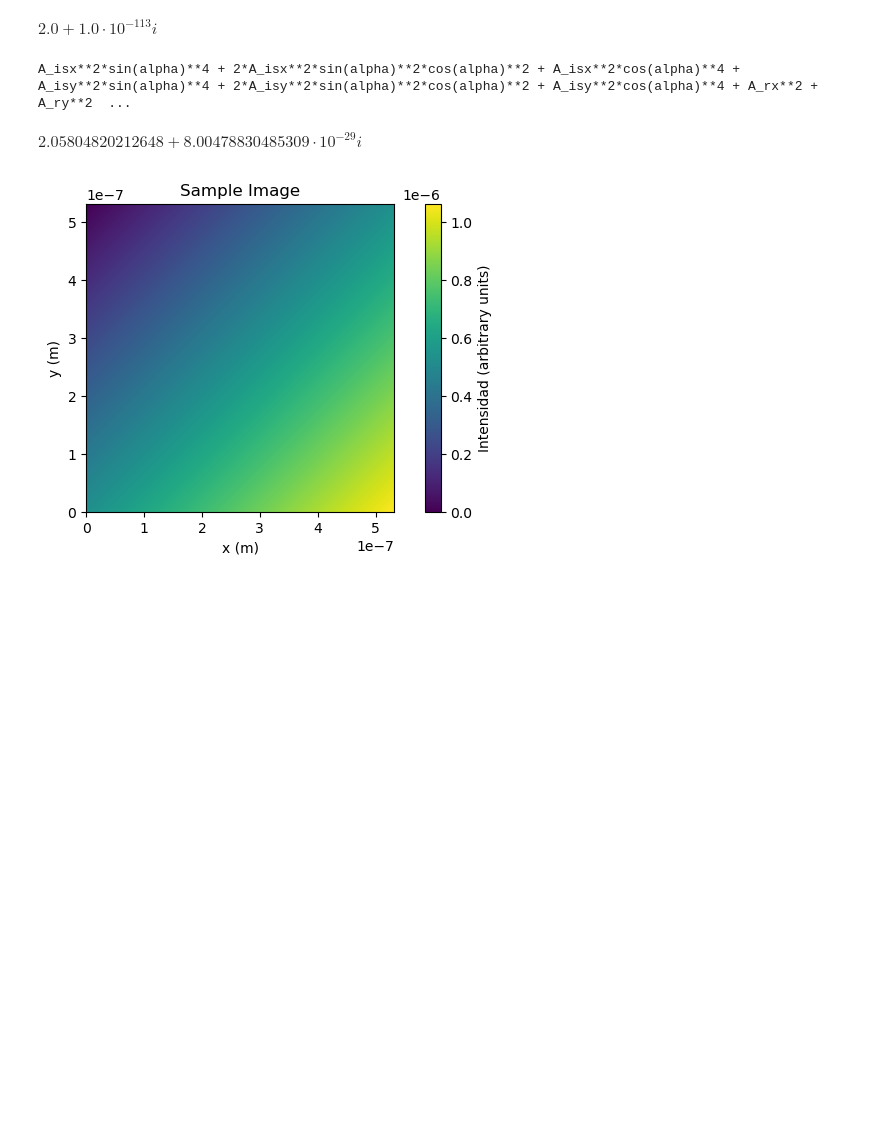
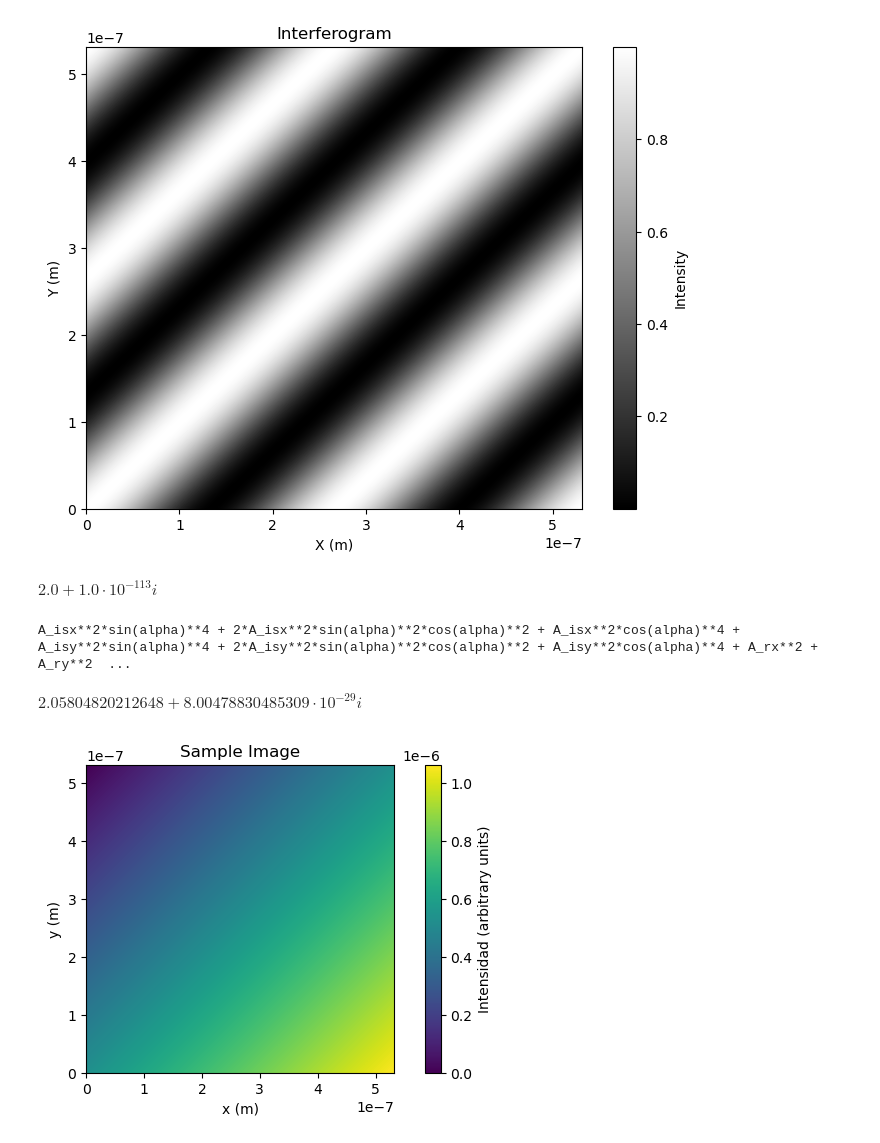
Before and after one commit to Aguiario/Polarimetric_Interferomerty, a Jupyter notebook: Tales.ipynb, the cells around one changed output. Cells and saved outputs as stored; diff of their text form; code cells hidden in the pictures; blank space fills up the shorter version.

```diff
--- a/Tales.ipynb
+++ b/Tales.ipynb
@@ -4,6 +4,13 @@ import matplotlib.pyplot as plt
 import cv2
 import sympy as sp
 import old as pi
+# %%
+Er_example = np.array([[1], [1j]])
+Es_example = np.array([[1], [1j]])
+
+info_example= pi.numeric_intensity(Er_example, Es_example, n=4,plot = True)
+# %% [output]
+[figure, added]
 # %%
 alpha, chi, mu, k, x, phi_is, phi_r = sp.symbols('alpha chi mu k x phi_is phi_r', real=True)
 A_isx, A_isy, A_rx, A_ry = sp.symbols('A_isx A_isy A_rx A_ry', real=True)
```
Also changed, not shown: 3 other files.
